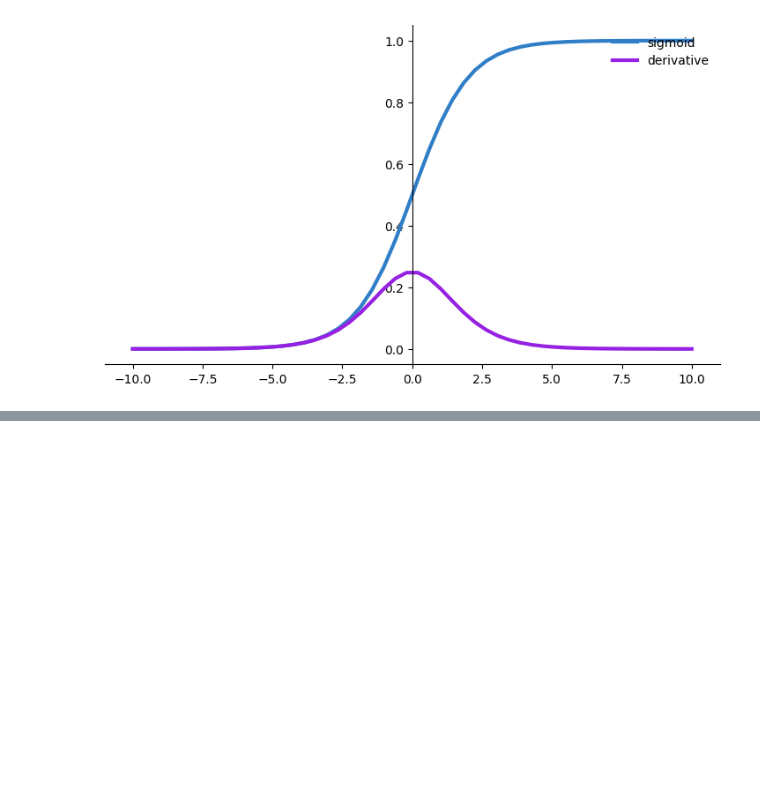
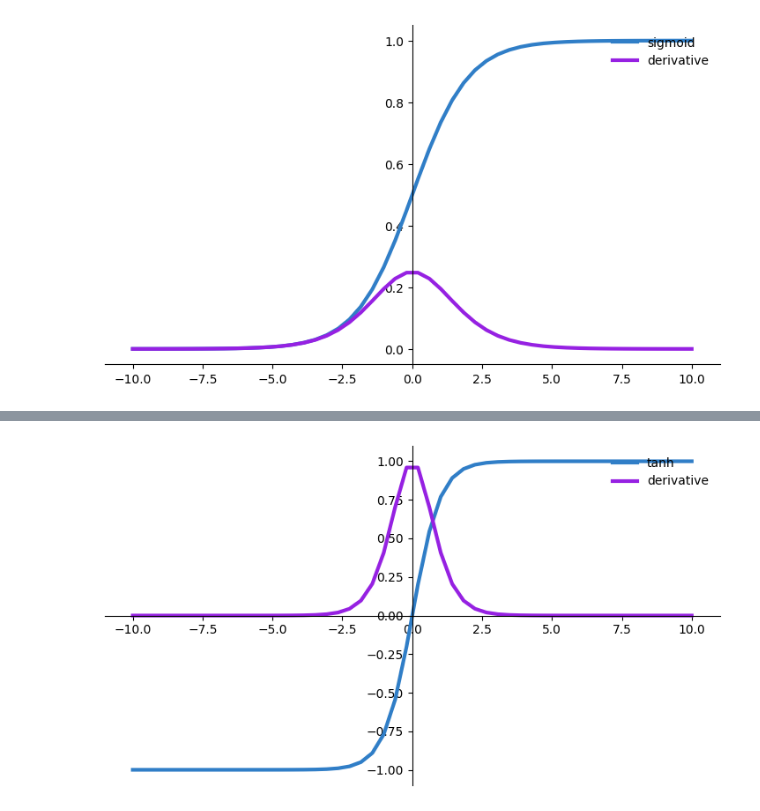
Before and after one commit to parth1993/DeepLearning-101, a Jupyter notebook: activation_functions.ipynb, the cells around one changed output, grey strips where cells are left out. Saved outputs shown, nothing was run; the diff lists cells and outputs as text; code cells hidden in the pictures; blank space fills up the shorter version.

Commit message:
tanh activation

```diff
--- a/activation_functions.ipynb
+++ b/activation_functions.ipynb
@@ -97,0 +108,32 @@ fig.show()
+# %%
+# code for tanh activation function
+def tanh(x):
+    ''' It returns the value (1-exp(-2x))/(1+exp(-2x)) and the value returned lies in between -1 to 1.'''
+    # return np.tanh(x)
+    return (np.exp(x)-np.exp(-x))/(np.exp(x)+np.exp(-x))
+# %%
+# Code for the derivative of tanh
+def der_tanh(x):
+    # f = 1/(1+exp(-x))
+    # df = f * (1 - f)
+    f = tanh(x)
+    df =  1-f**2
+    return df
+# %%
+z = np.linspace(-10, 10)
+# Setup centered axes
+# Setup centered axes
+fig, ax = plt.subplots(figsize=(9, 5))
+ax.spines['left'].set_position('center')
+ax.spines['bottom'].set_position('center')
+ax.spines['right'].set_color('none')
+ax.spines['top'].set_color('none')
+ax.xaxis.set_ticks_position('bottom')
+ax.yaxis.set_ticks_position('left')
+# Create and show plot
+ax.plot(z,tanh(z), color="#307EC7", linewidth=3, label="tanh")
+ax.plot(z,der_tanh(z), color="#9621E2", linewidth=3, label="derivative")
+ax.legend(loc="upper right", frameon=False)
+plt.show()
+# %% [output]
+[figure, added]
```
Also changed, not shown: parts of 5 cells of this notebook.
